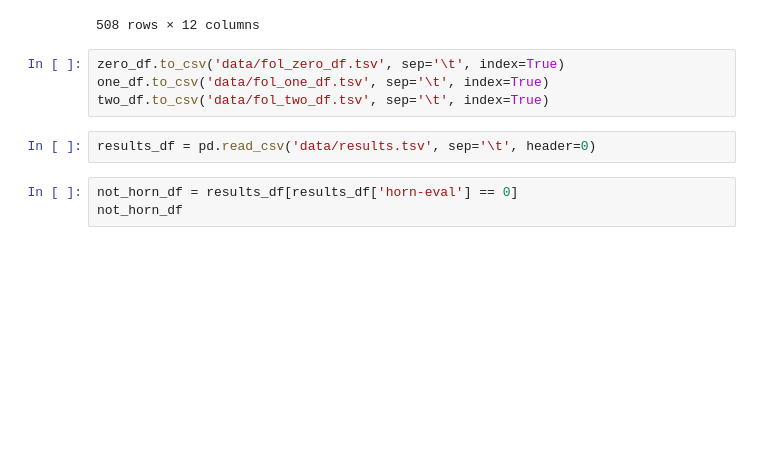
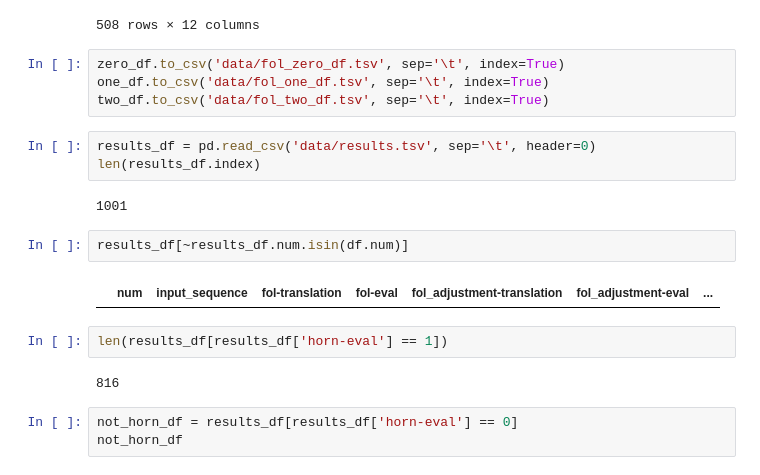
Before and after one commit to emmabjor/nl-horn-master, a Jupyter notebook: results.ipynb, the cells around one changed output. Saved outputs shown, nothing was run; the diff lists cells and outputs as text; blank space fills up the shorter version.

Commit message:
🗃️ Edited results to match annotated

```diff
--- a/results.ipynb
+++ b/results.ipynb
@@ -460,6 +460,17 @@ one_df.to_csv('data/fol_one_df.tsv', sep='\t', index=True)
 two_df.to_csv('data/fol_two_df.tsv', sep='\t', index=True)
 # %%
 results_df = pd.read_csv('data/results.tsv', sep='\t', header=0)
+len(results_df.index)
+# %% [output]
+1001
+# %%
+results_df[~results_df.num.isin(df.num)]
+# %% [output]
+|  | num | input_sequence | fol-translation | fol-eval | fol_adjustment-translation | fol_adjustment-eval | ... |
+# %%
+len(results_df[results_df['horn-eval'] == 1])
+# %% [output]
+816
 # %%
 not_horn_df = results_df[results_df['horn-eval'] == 0]
 not_horn_df
```
Also changed, not shown: parts of 2 cells of this notebook, 2 other files.
